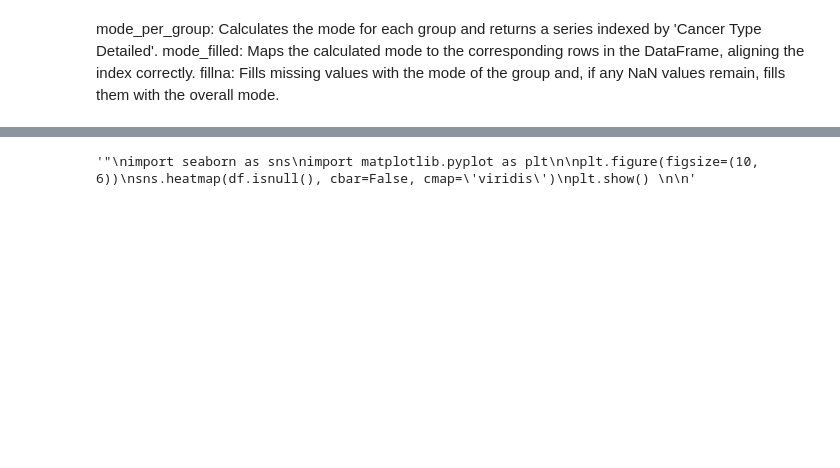
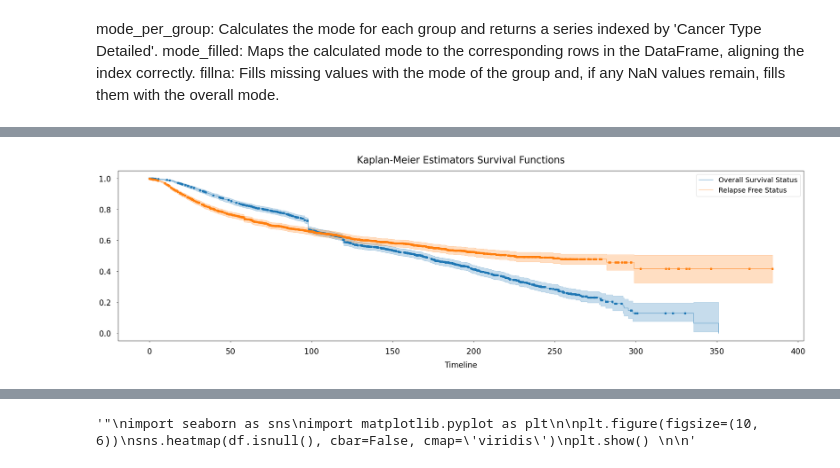
Before and after one commit to Roshinigompa/Cancer_Survival-Analysis, a Jupyter notebook: research/01.data_cleaning.ipynb, the cells around one changed output, grey strips where cells are left out. Cells and saved outputs as stored; diff of their text form; code cells hidden in the pictures; blank space fills up the shorter version.

```diff
--- a/research/01.data_cleaning.ipynb
+++ b/research/01.data_cleaning.ipynb
@@ -269,3 +429,40 @@ df['Neoplasm Histologic Grade'] = df['Neoplasm Histologic Grade'].fillna(overall
+# %%
+df_train, df_test = train_test_split(df,
+                                     test_size=0.2,
+                                     stratify=df['Cancer Type Detailed'],
+                                     shuffle=True,
+                                     random_state=0)
+
+df_train.reset_index(drop=True, inplace=True)
+df_test.reset_index(drop=True, inplace=True)
+
+n_splits = 5
+skf = StratifiedKFold(n_splits=n_splits, shuffle=True, random_state=0)
+for fold, (_, val_idx) in enumerate(skf.split(df_train, df_train['Cancer Type Detailed']), 1):
+    df_train.loc[val_idx, 'fold'] = fold
+
+df_train['fold'] = df_train['fold'].astype(np.uint8)
+# %%
+
+fig = plt.figure(figsize=(32, 8))
+
+for time, event in zip(['Overall Survival (Months)', 'Relapse Free Status (Months)'], ['Overall Survival Status', 'Relapse Free Status']):
+
+    T, E = df_train[time], df_train[event]
+    kmf = KaplanMeierFitter()
+    kmf.fit(T, E)
+    kmf.plot(label=event, alpha=0.5, show_censors=True, censor_styles={'ms': 4, 'marker': 's'})
+
+plt.xlabel('Timeline', size=20, labelpad=15)
+plt.ylabel('')
+plt.tick_params(axis='x', labelsize=20, pad=15)
+plt.tick_params(axis='y', labelsize=20, pad=15)
+plt.legend(prop={'size': 18})
+plt.title('Kaplan-Meier Estimators Survival Functions', size=25, pad=20)
+
+plt.show()
+# %% [output]
+[figure, added]
 # %%
 df['Cancer Type Detailed'].value_counts()
 # %% [output]
```
Also changed, not shown: parts of 15 cells of this notebook.
